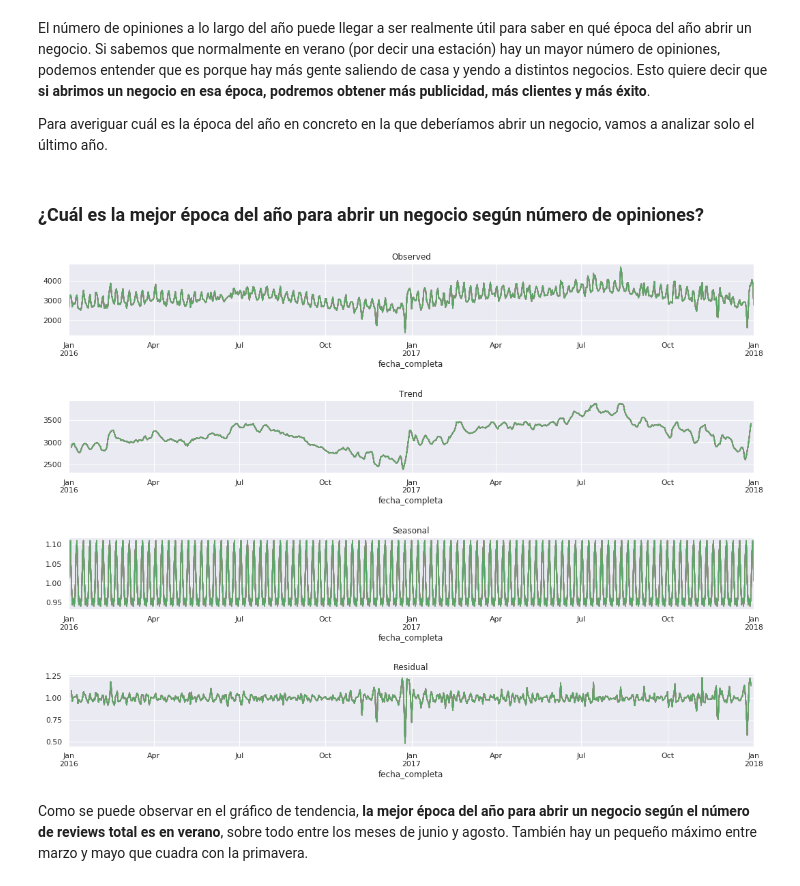
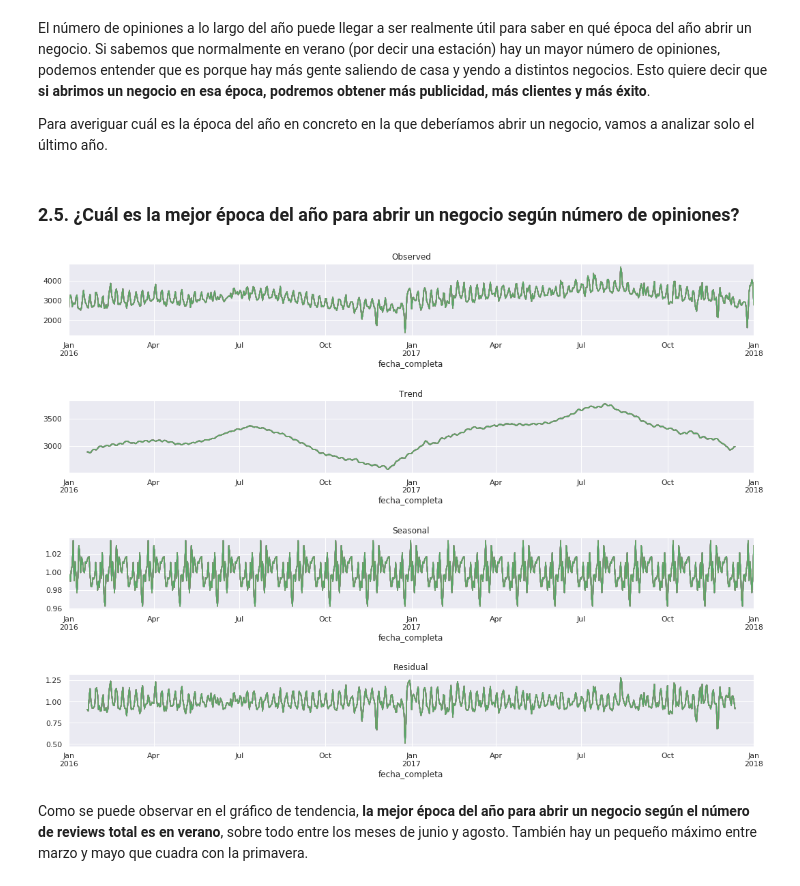
Before and after one commit to jcorrochanoj/DesafioFinalAD, a Jupyter notebook: Analisis_opiniones.ipynb, the cells around one changed output. Drawn from its saved outputs; the diff is of its cells as text; code cells hidden in the pictures.

```diff
--- a/Analisis_opiniones.ipynb
+++ b/Analisis_opiniones.ipynb
@@ -250,28 +270,28 @@ El número de opiniones a lo largo del año puede llegar a ser realmente útil p
 
 Para averiguar cuál es la época del año en concreto en la que deberíamos abrir un negocio, vamos a analizar solo el último año.
 # %% [markdown]
-### ¿Cuál es la mejor época del año para abrir un negocio según número de opiniones?
+### 2.5. ¿Cuál es la mejor época del año para abrir un negocio según número de opiniones?
 # %%
 from statsmodels.tsa.seasonal import seasonal_decompose
 
 fig, (ax1,ax2,ax3,ax4) = plt.subplots(4,1, figsize=(18,13))
 
-seasonal = seasonal_decompose(df_groupDate[(df_groupDate.index >= '2016-1-1') & (df_groupDate.index <= '2018-1-1')], freq = 7, model='multiplicative')
+seasonal = seasonal_decompose(df_groupDate[(df_groupDate.index >= '2016-1-1') & (df_groupDate.index <= '2018-1-1')], freq = 40, model='multiplicative')
 
 seasonal.observed.plot(ax = ax1, legend=False)
 seasonal.trend.plot(ax = ax2, legend=False)
 seasonal.seasonal.plot(ax = ax3, legend=False)
 seasonal.resid.plot(ax = ax4, legend=False)
 
 
 ax1.title.set_text('Observed')
 ax2.title.set_text('Trend')
 ax3.title.set_text('Seasonal')
 ax4.title.set_text('Residual')
 
 plt.subplots_adjust(hspace= 0.9)
 # %% [output]
-[figure, old version]
+[figure, new version]
 # %% [markdown]
 Como se puede observar en el gráfico de tendencia, **la mejor época del año para abrir un negocio según el número de reviews total es en verano**, sobre todo entre los meses de junio y agosto. También hay un pequeño máximo entre marzo y mayo que cuadra con la primavera.
 # %% [markdown]
```
Also changed, not shown: parts of 14 cells of this notebook.
